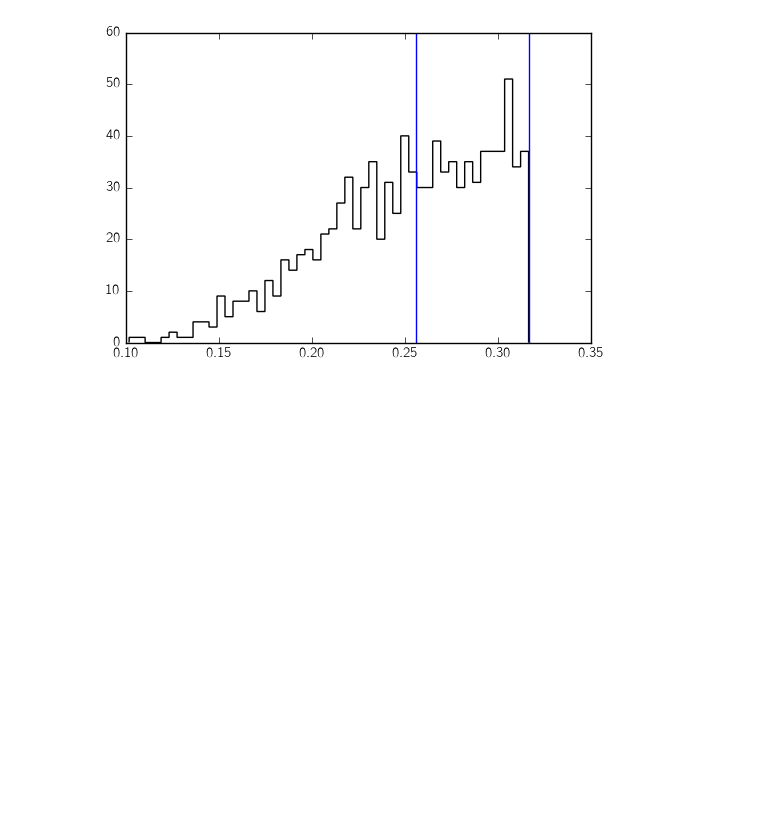
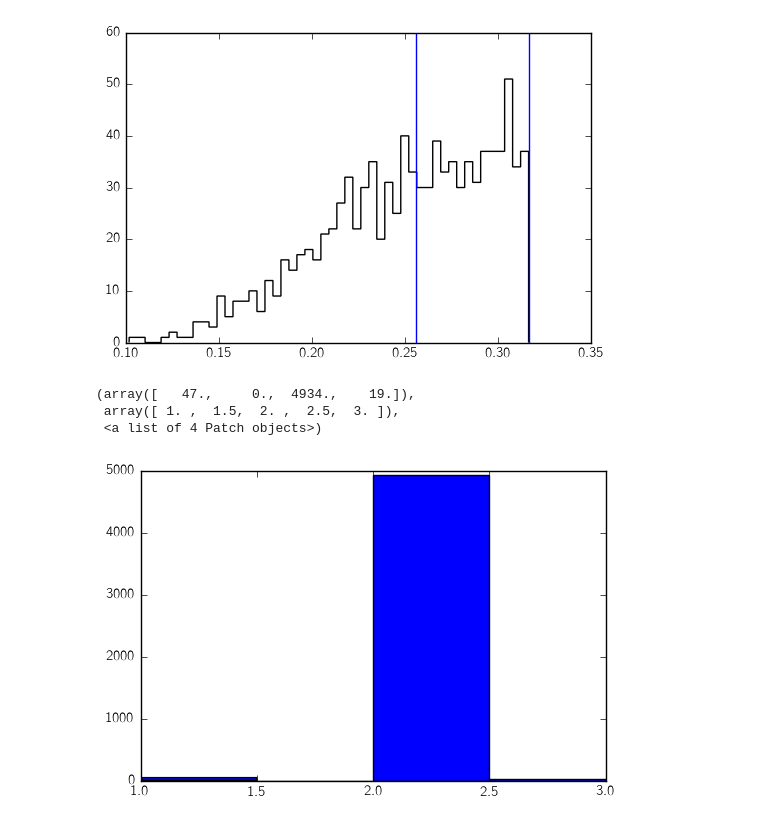
Before and after one commit to dfm/exoabc, a Jupyter notebook: exoplanet-demo.ipynb, the cells around one changed output. Saved outputs shown, nothing was run; the diff lists cells and outputs as text; code cells hidden in the pictures; blank space fills up the shorter version.

```diff
--- a/exoplanet-demo.ipynb
+++ b/exoplanet-demo.ipynb
@@ -299,3 +344,24 @@ plt.gca().axvline(eps)
 plt.gca().axvline(np.percentile(rho, 50));
 # %% [output]
 [figure]
+# %%
+def scale_random(pars, u):
+    n = len(pars)
+    logu = np.log(u)
+    norm = 0.0  #-np.inf
+    value = 0.0  #-np.inf
+    for i in range(n):
+        norm = np.logaddexp(norm, pars[i])
+    for i in range(n):
+        value = np.logaddexp(value, pars[i])
+        if (value - norm > logu):
+            return i
+    return n-1
+# %%
+x = [scale_random([0.0, 6.54973016, 11.39524634, 5.84320176], np.random.rand()) for _ in range(5000)]
+plt.hist(x, 4)
+# %% [output]
+(array([   47.,     0.,  4934.,    19.]),
+ array([ 1. ,  1.5,  2. ,  2.5,  3. ]),
+ <a list of 4 Patch objects>)
+[figure, added]
```
Also changed, not shown: parts of 13 cells of this notebook, 4 other files.
